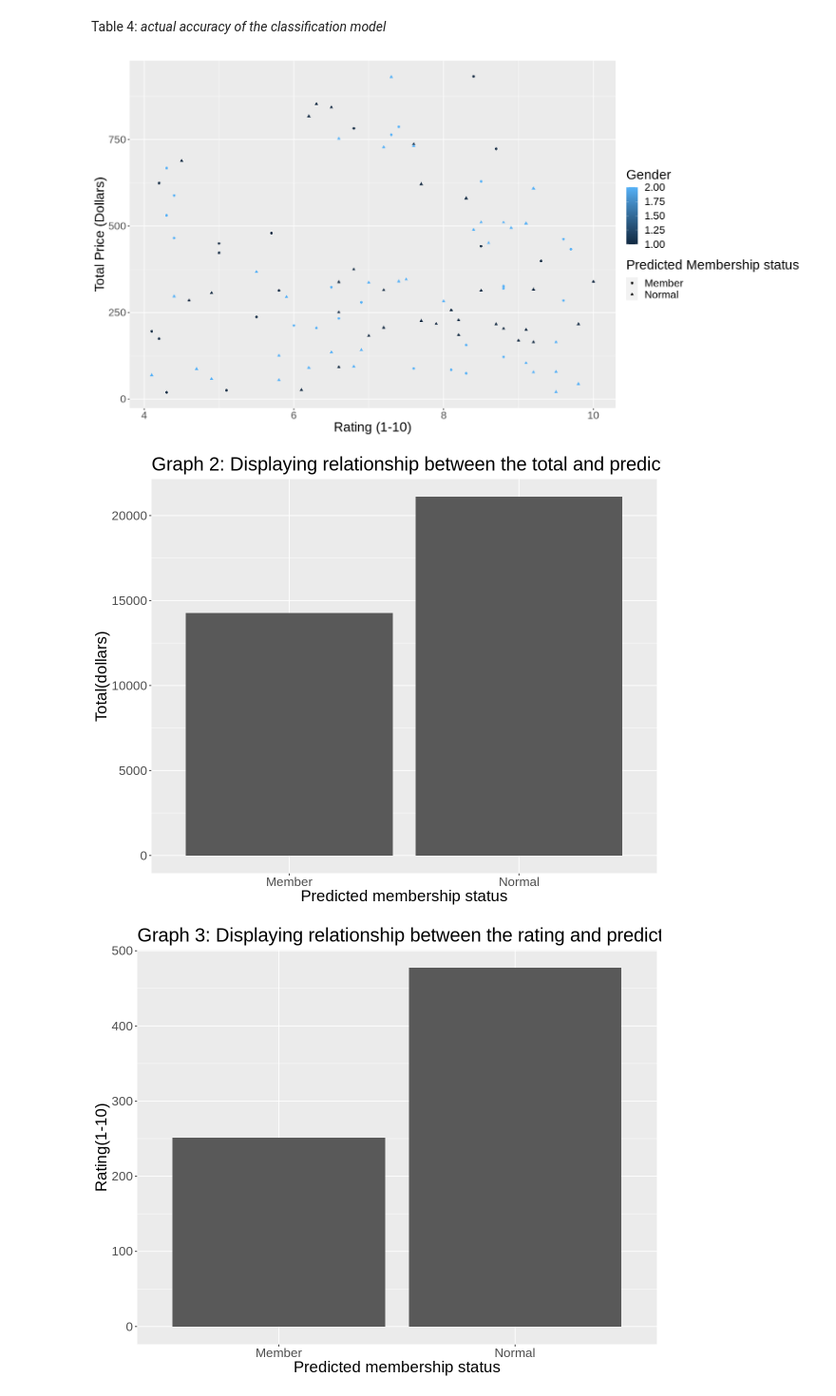
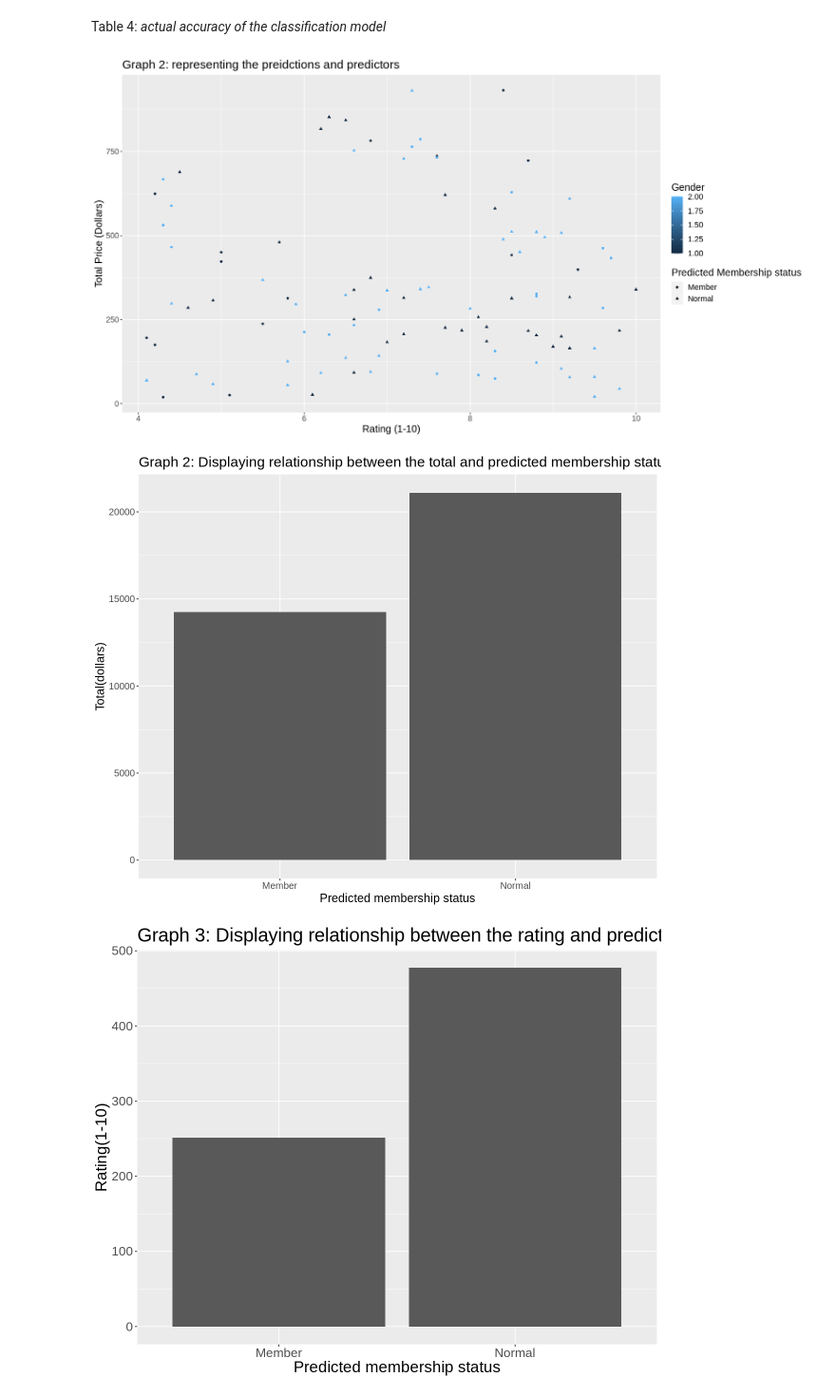
Before and after one commit to rajdhillon27/DSCI-classification-, a Jupyter notebook: Project.ipynb, the cells around one changed output. Shown: that part at 95% size. Cells and saved outputs as stored; diff of their text form; code cells hidden in the pictures.

Commit message:
final plot changes

```diff
--- a/Project.ipynb
+++ b/Project.ipynb
@@ -284,21 +284,22 @@ options(repr.plot.width = 15, repr.plot.height = 8)
 supermarket_plot <- ggplot(supermarket_predictions, aes(x = Rating, y = Total, color = Gender, shape = .pred_class)) +
                     geom_point() +
                     labs(x = "Rating (1-10)", y = "Total Price (Dollars)", color = "Gender", shape = "Predicted Membership status") +
-                    theme(text = element_text(size = 20))
+                    ggtitle("Graph 2: representing the preidctions and predictors")+
+                    theme(text = element_text(size = 15))
 supermarket_plot
 # %% [output]
-[figure, old version]
+[figure, new version]
 # %%
 options(repr.plot.width = 10, repr.plot.height = 8)
 
 total_plot <- ggplot(supermarket_predictions, aes(x = .pred_class, y = Total))+
     geom_bar(stat = "identity")+
     labs(x = "Predicted membership status", y = "Total(dollars)")+
-    theme(text = element_text(size = 20))+
+    theme(text = element_text(size = 15))+
     ggtitle("Graph 2: Displaying relationship between the total and predicted membership status")
 total_plot
 # %% [output]
-[figure, old version]
+[figure, new version]
 # %%
 rating_plot <- ggplot(supermarket_predictions, aes(x = .pred_class, y = Rating))+
     geom_bar(stat = "identity")+
```
